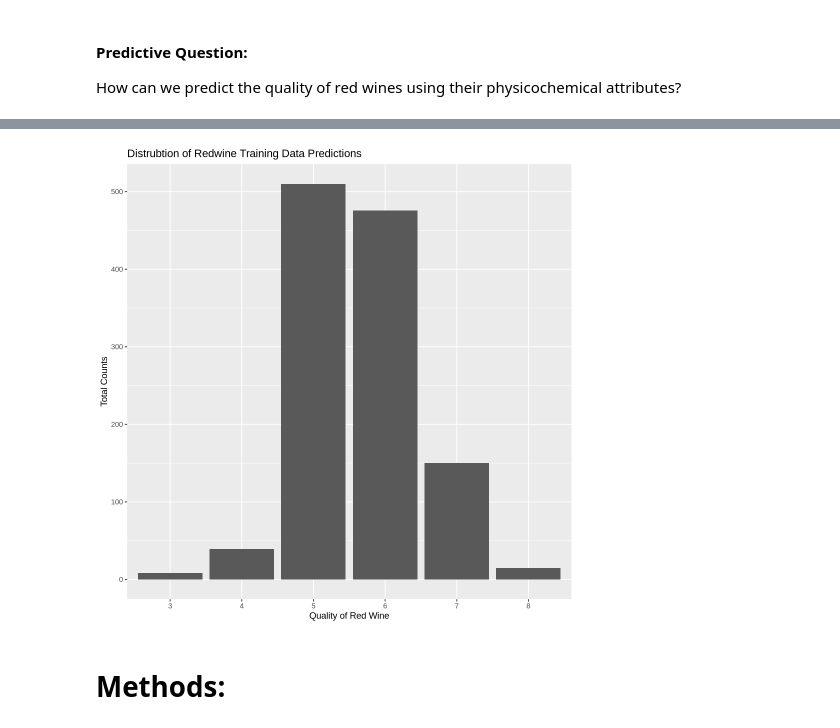
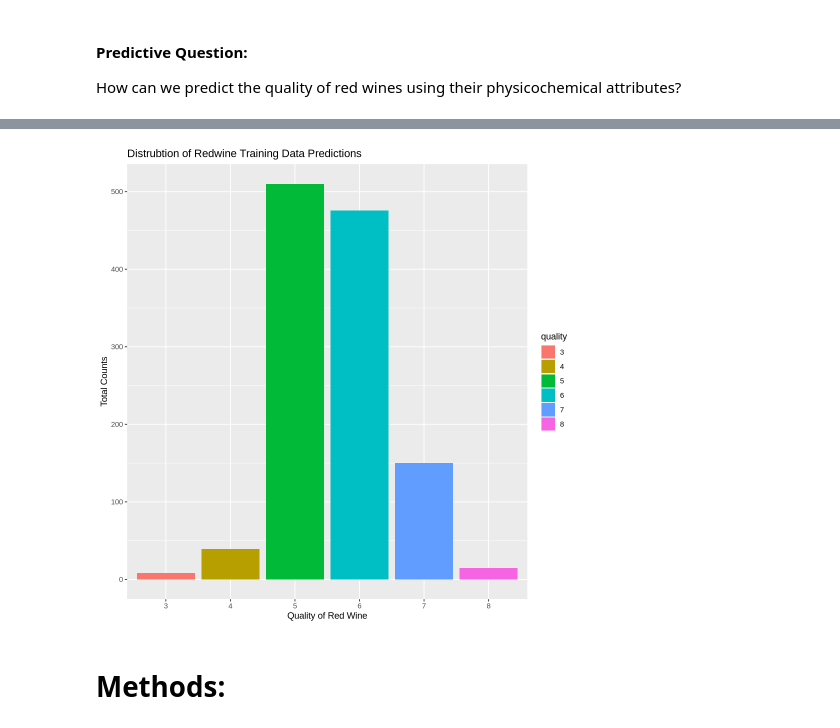
Before and after one commit to Marcin-tk/dsci-100-2023-w2-group-001, a Jupyter notebook: Proposal.ipynb, the cells around one changed output, grey strips where cells are left out. Cells and saved outputs as stored; diff of their text form; code cells hidden in the pictures.

```diff
--- a/Proposal.ipynb
+++ b/Proposal.ipynb
@@ -85,15 +85,16 @@ A tibble: 6 × 13
 # %%
 options(repr.plot.width=8, repr.plot.height = 8)
 
 red_wine_train_plot <- summary_red_wine_training |>
-    ggplot(aes(x = quality, y = total_count)) +
+    ggplot(aes(x = quality, y = total_count, fill = quality)) +
     geom_bar(stat = "identity") +
     labs(x = "Quality of Red Wine", y = "Total Counts",
-         title = "Distrubtion of Redwine Training Data Predictions")
+         title = "Distrubtion of Redwine Training Data Predictions",
+        fill = "quality")
 
 red_wine_train_plot
 # %% [output]
-[figure, old version]
+[figure, new version]
 # %% [markdown]
 # Methods:
 # %% [markdown]
```
Also changed, not shown: parts of 7 cells of this notebook.
